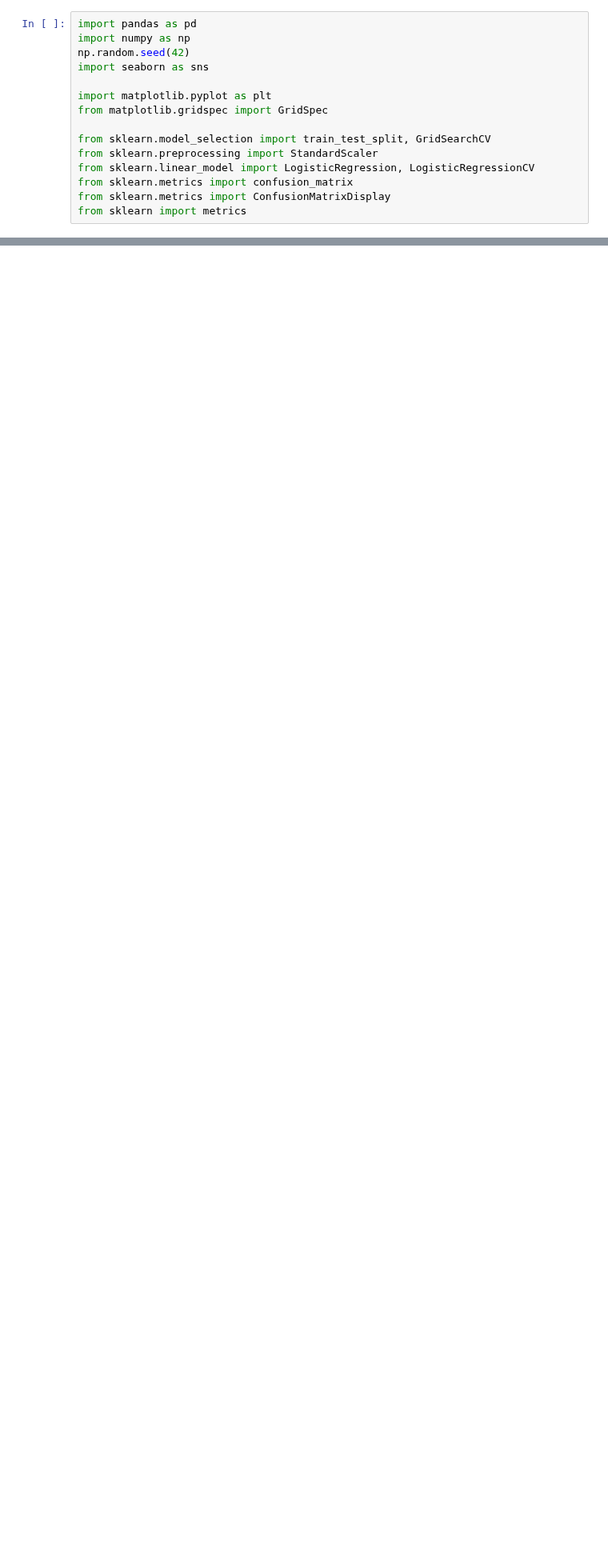
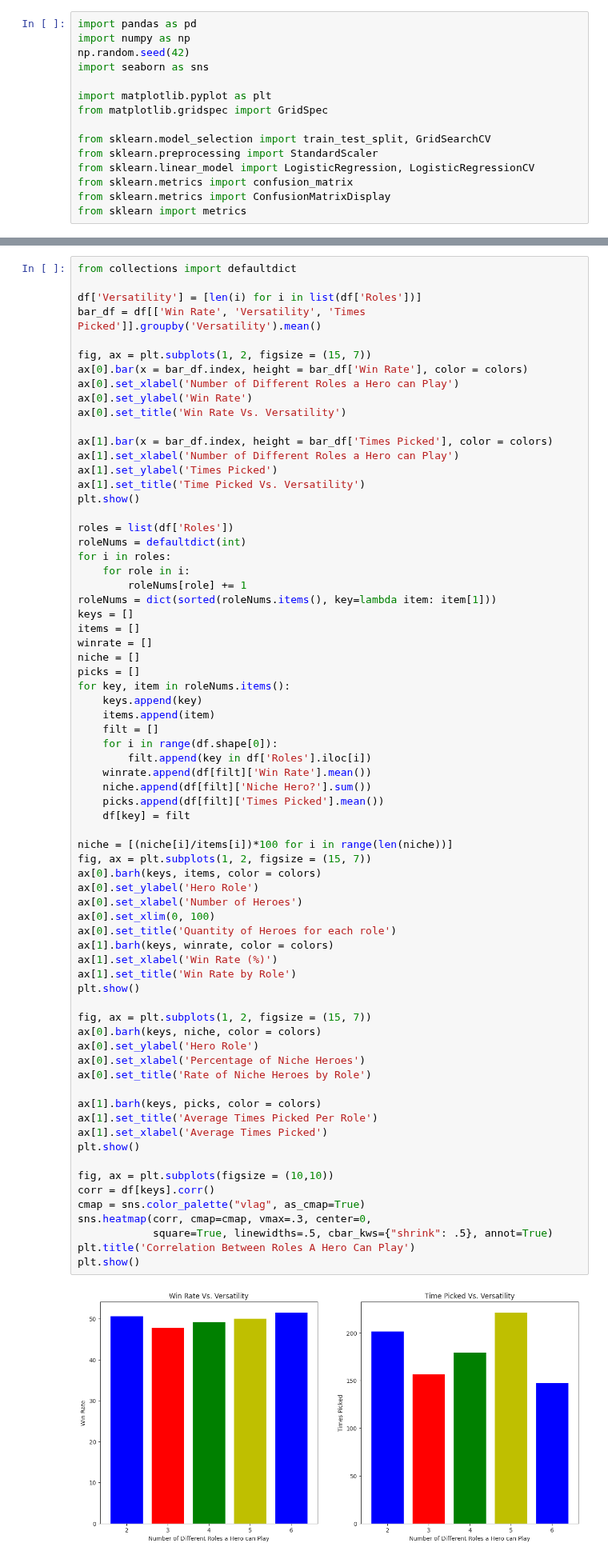
Before and after one commit to vn322/Sport-University, a Jupyter notebook: Dota_2_Competitive_Picks.ipynb, the cells around one changed output, grey strips where cells are left out. Shown at 80% size. Cells and saved outputs as stored; diff of their text form; blank space fills up the shorter version.

```diff
--- a/Dota_2_Competitive_Picks.ipynb
+++ b/Dota_2_Competitive_Picks.ipynb
@@ -79,0 +142,72 @@ from sklearn import metrics
+# %%
+from collections import defaultdict
+
+df['Versatility'] = [len(i) for i in list(df['Roles'])]
+bar_df = df[['Win Rate', 'Versatility', 'Times Picked']].groupby('Versatility').mean()
+
+fig, ax = plt.subplots(1, 2, figsize = (15, 7))
+ax[0].bar(x = bar_df.index, height = bar_df['Win Rate'], color = colors)
+ax[0].set_xlabel('Number of Different Roles a Hero can Play')
+ax[0].set_ylabel('Win Rate')
+ax[0].set_title('Win Rate Vs. Versatility')
+
+ax[1].bar(x = bar_df.index, height = bar_df['Times Picked'], color = colors)
+ax[1].set_xlabel('Number of Different Roles a Hero can Play')
+ax[1].set_ylabel('Times Picked')
+ax[1].set_title('Time Picked Vs. Versatility')
+plt.show()
+
+roles = list(df['Roles'])
+roleNums = defaultdict(int)
+for i in roles:
+    for role in i:
+        roleNums[role] += 1
+roleNums = dict(sorted(roleNums.items(), key=lambda item: item[1]))
+keys = []
+items = []
+winrate = []
+niche = []
+picks = []
+for key, item in roleNums.items():
+    keys.append(key)
+    items.append(item)
+    filt = []
+    for i in range(df.shape[0]):
+        filt.append(key in df['Roles'].iloc[i])
+    winrate.append(df[filt]['Win Rate'].mean())
+    niche.append(df[filt]['Niche Hero?'].sum())
+    picks.append(df[filt]['Times Picked'].mean())
+    df[key] = filt
+
+niche = [(niche[i]/items[i])*100 for i in range(len(niche))]
+fig, ax = plt.subplots(1, 2, figsize = (15, 7))
+ax[0].barh(keys, items, color = colors)
+ax[0].set_ylabel('Hero Role')
+ax[0].set_xlabel('Number of Heroes')
+ax[0].set_xlim(0, 100)
+ax[0].set_title('Quantity of Heroes for each role')
+ax[1].barh(keys, winrate, color = colors)
+ax[1].set_xlabel('Win Rate (%)')
+ax[1].set_title('Win Rate by Role')
+plt.show()
+
+fig, ax = plt.subplots(1, 2, figsize = (15, 7))
+ax[0].barh(keys, niche, color = colors)
+ax[0].set_ylabel('Hero Role')
+ax[0].set_xlabel('Percentage of Niche Heroes')
+ax[0].set_title('Rate of Niche Heroes by Role')
+
+ax[1].barh(keys, picks, color = colors)
+ax[1].set_title('Average Times Picked Per Role')
+ax[1].set_xlabel('Average Times Picked')
+plt.show()
+
+fig, ax = plt.subplots(figsize = (10,10))
+corr = df[keys].corr()
+cmap = sns.color_palette("vlag", as_cmap=True)
+sns.heatmap(corr, cmap=cmap, vmax=.3, center=0,
+            square=True, linewidths=.5, cbar_kws={"shrink": .5}, annot=True)
+plt.title('Correlation Between Roles A Hero Can Play')
+plt.show()
+# %% [output]
+[figure, added]
```
Also changed, not shown: parts of 47 cells of this notebook.
